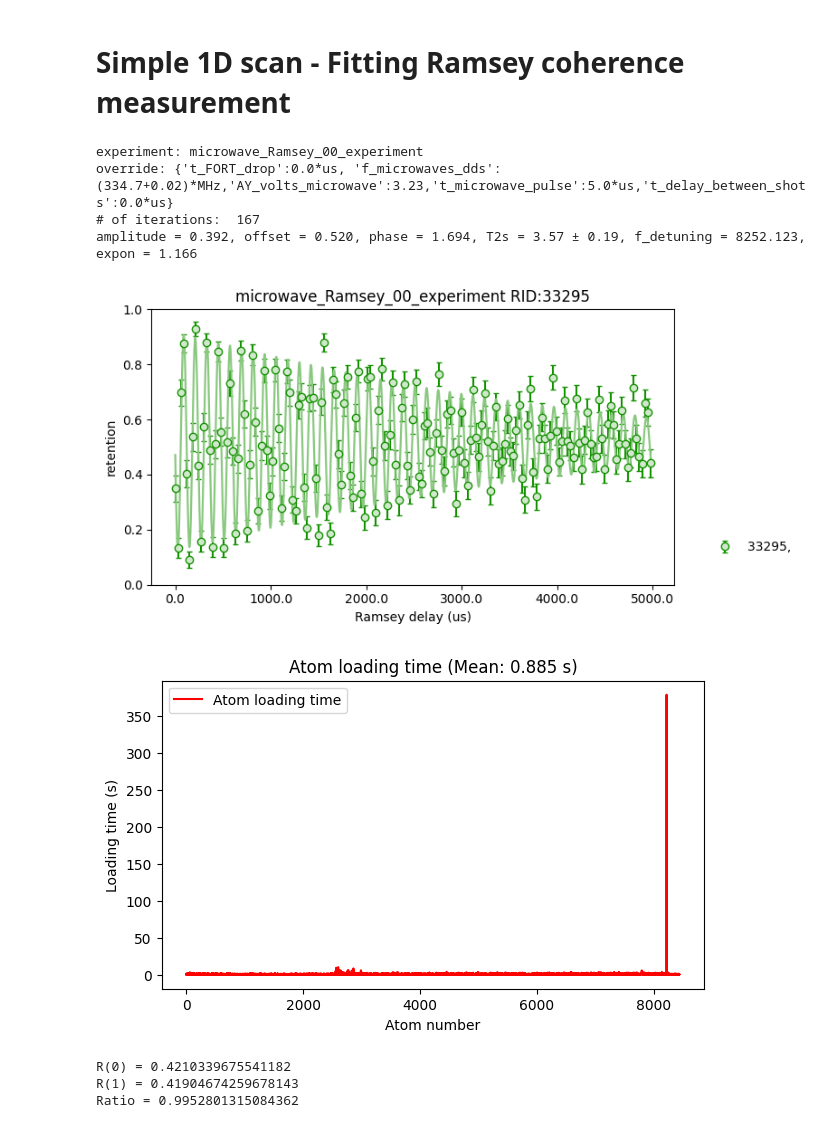
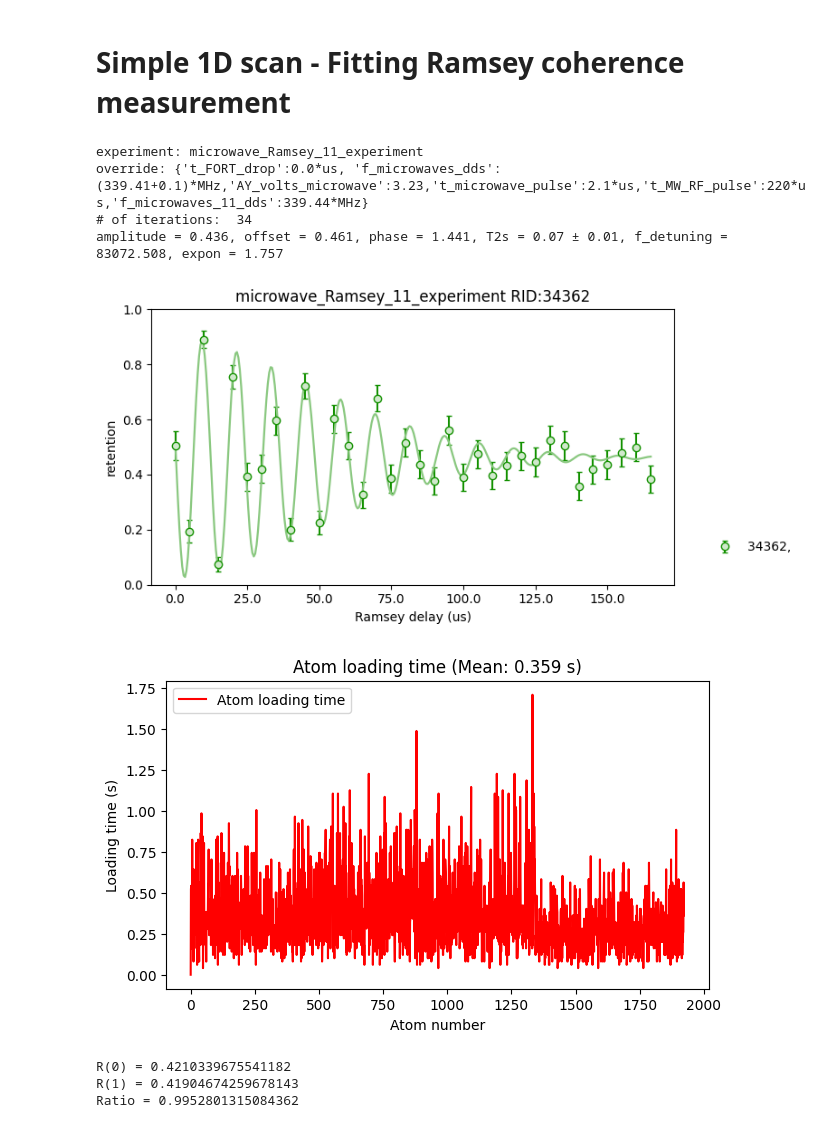
Before and after one commit to QuantumQuadrate/qn_artiq_routines, a Jupyter notebook: Analysis/Microwave analysis/Microwave_analysis_2025.ipynb, the cells around one changed output. Drawn from its saved outputs; the diff is of its cells as text; code cells hidden in the pictures.

```diff
--- a/Analysis/Microwave analysis/Microwave_analysis_2025.ipynb
+++ b/Analysis/Microwave analysis/Microwave_analysis_2025.ipynb
@@ -2,7 +2,7 @@
 # Mapping atom analysis
 Valid for experiments from 2025-04-30 until ...
 # %%
-date_filters = ["2026-03-03"]
+date_filters = ["2026-03-10"]
 
 from matplotlib import pyplot as plt
 import matplotlib as mpl
@@ -81,16 +79,16 @@ With fitting the resonance for microwave scans
 """
 ### the file(s) to analyze:
 file_indices = {
-    14:'',
-    15:'',
-    # 29:'',
-    # 31:'',
-    # 33:'',
+    73:'',
+    # 63:'',
+    # 65:'',
+    # 67:'',
+    # 69:'',
     # 10:'',
     # 37:'',
 }
 
-# file_indices = {i: '' for i in range(0, 13, 2)}
+# file_indices = {i: '' for i in range(53, 80, 2)}
 
 compare = True # compare multiple files in the same retention and loading plots
 otsu_threshold = False # compute threshold using Otsu method instead doing it by eye. only work when require atom loading = False
@@ -631,7 +640,7 @@ Ramsey analysis and fitting. Does not work in 2D scans; only looks at scan_seque
 
 """
 file_indices = {
-    11: '',
+    71: '',
     # 11: ''
 }
 
@@ -678,9 +687,9 @@ for idx, f_item in enumerate(file_indices.items()):
 
     ########################  Ramsey fit
     ###       [A, offset, phase, T2s, f_detuning, exponent]
-    p0_guess = [0.4, 0.5, 0, 3.5e-3, +8000, 2]
-    bounds   = ([0.2, 0.3, 0, 20e-6, -2000, 0.5],
-                  [0.6, 0.6, 2 * np.pi, 8e-3, 50000, 3])
+    p0_guess = [0.4, 0.6, 4.5, 100e-6, +80000, 2]
+    bounds   = ([0.4, 0.3, 0, 30e-6, 2000, 0.5],
+                  [0.6, 0.6, 2 * np.pi, 1e-3, 100000, 3])
 
     # model = lambda t, A, offset, phase, T2s, f_detuning: offset + A * (1+0.95*(t/T2s)**2)**(-3/2)*np.cos((2*np.pi*(f_detuning))*t - 3*np.arctan(0.97*t/T2s) + phase)
     model = lambda t, A, offset, phase, T2s, f_detuning, expon: offset + A * (np.exp(-(t/T2s)**expon)*np.cos((2*np.pi*(f_detuning))*t + phase))
@@ -734,39 +743,39 @@ for idx, f_item in enumerate(file_indices.items()):
         "yerr": yerrs,
         "label": f"{rid}, {f_comment}",
         "color": color3,
         "fit": (hi_res_x_us, yfit),             # yfit computed from seconds; just rescale x
         # "fit_style": {"linestyle": "--"}      # optional
     }]
 
     plot_series_with_fit(
         series,
         title=experiment_function + f" RID:{rid}",
         xlabel="Ramsey delay (us)",
         ylabel="retention",
         ylim=(0, 1),
         figsize=(8, 4),
         legend_out=True,
         save="Ramsey.pdf",
         grid=False
     )
 
 
 #####  Plot Atom_loading_time
 mean_loading_time = np.mean(Atom_loading_time)
 plt.figure(figsize=(7, 4))
 plt.plot(Atom_loading_time, 'r-', label='Atom loading time')
 plt.xlabel("Atom number")
 plt.ylabel("Loading time (s)")
 plt.title(f"Atom loading time (Mean: {mean_loading_time:.3f} s)")
 plt.legend(loc='best')
 plt.show()
 # %% [output]
-experiment: microwave_Ramsey_00_experiment
-override: {'t_FORT_drop':0.0*us, 'f_microwaves_dds':(334.7+0.02)*MHz,'AY_volts_microwave':3.23,'t_microwave_pulse':5.0*us,'t_delay_between_shots':0.0*us}
-# of iterations:  167
-amplitude = 0.392, offset = 0.520, phase = 1.694, T2s = 3.57 ± 0.19, f_detuning = 8252.123, expon = 1.166
+experiment: microwave_Ramsey_11_experiment
+override: {'t_FORT_drop':0.0*us, 'f_microwaves_dds':(339.41+0.1)*MHz,'AY_volts_microwave':3.23,'t_microwave_pulse':2.1*us,'t_MW_RF_pulse':220*us,'f_microwaves_11_dds':339.44*MHz}
+# of iterations:  34
+amplitude = 0.436, offset = 0.461, phase = 1.441, T2s = 0.07 ± 0.01, f_detuning = 83072.508, expon = 1.757
-[figure, old version]
+[figure, new version]
-[figure, old version]
+[figure, new version]
 # %%
 A, offset, phase, T2s, f_detuning, expon = popt
 
```
Also changed, not shown: parts of 3 cells of this notebook, 4 other files.
